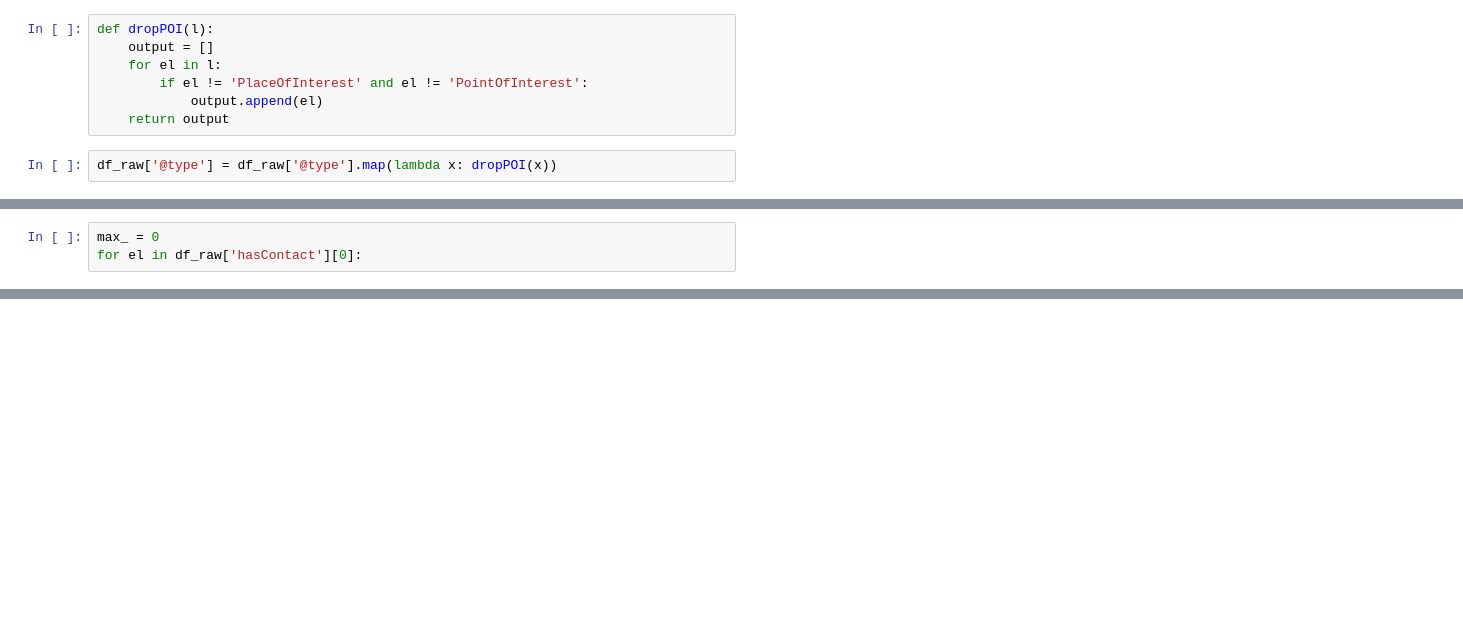
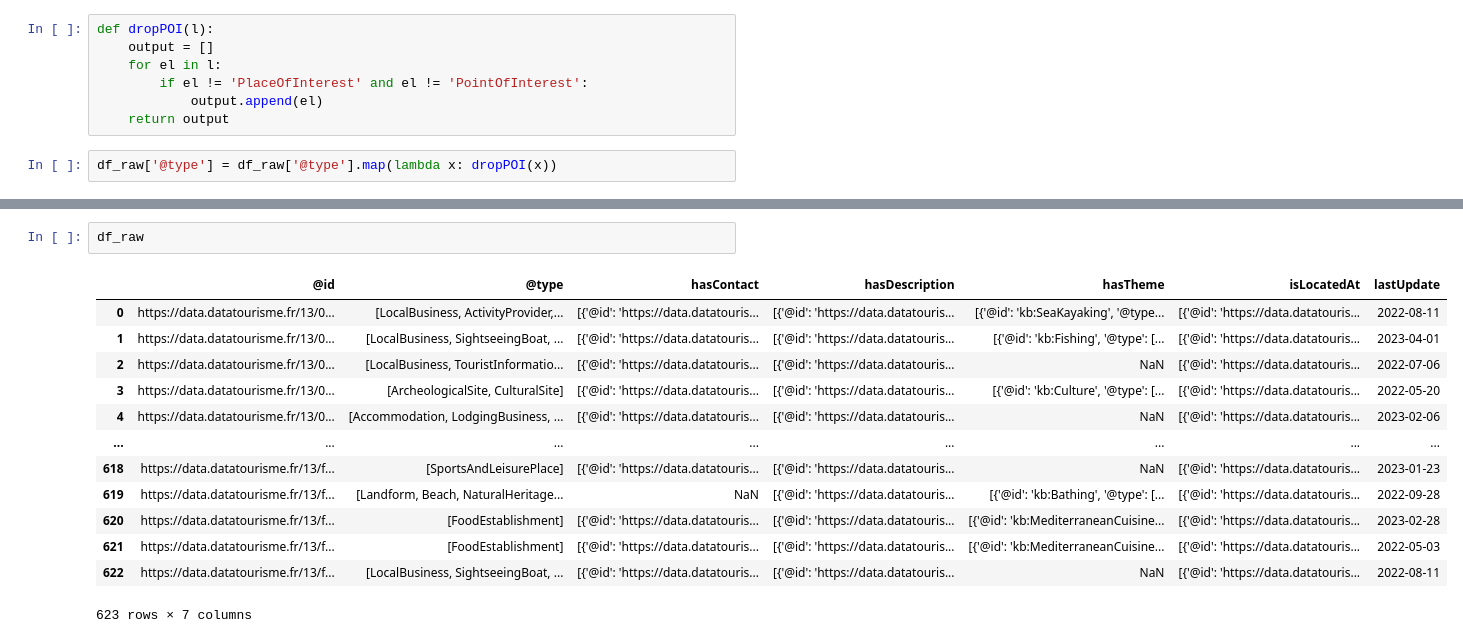
Before and after one commit to ThomasFavrel/ItineraireDeVoyage, a Jupyter notebook: Notebboks/Exploration.ipynb, the cells around one changed output, grey strips where cells are left out. Drawn from its saved outputs; the diff is of its cells as text; blank space fills up the shorter version.

```diff
--- a/Notebboks/Exploration.ipynb
+++ b/Notebboks/Exploration.ipynb
@@ -380,3 +264,0 @@ df_raw['hasContact'][0][0]
-# %%
-max_ = 0
-for el in df_raw['hasContact'][0]:
@@ -382,0 +636,16 @@ for el in df_raw['hasContact'][0]:
+# %%
+df_raw
+# %% [output]
+|  | @id | @type | hasContact | hasDescription | hasTheme | isLocatedAt | lastUpdate |
+| 0 | https://data.datatourisme.fr/13/0... | [LocalBusiness, ActivityProvider,... | [{'@id': 'https://data.datatouris... | [{'@id': 'https://data.datatouris... | [{'@id': 'kb:SeaKayaking', '@type... | [{'@id': 'https://data.datatouris... | 2022-08-11 |
+| 1 | https://data.datatourisme.fr/13/0... | [LocalBusiness, SightseeingBoat, ... | [{'@id': 'https://data.datatouris... | [{'@id': 'https://data.datatouris... | [{'@id': 'kb:Fishing', '@type': [... | [{'@id': 'https://data.datatouris... | 2023-04-01 |
+| 2 | https://data.datatourisme.fr/13/0... | [LocalBusiness, TouristInformatio... | [{'@id': 'https://data.datatouris... | [{'@id': 'https://data.datatouris... | NaN | [{'@id': 'https://data.datatouris... | 2022-07-06 |
+| 3 | https://data.datatourisme.fr/13/0... | [ArcheologicalSite, CulturalSite] | [{'@id': 'https://data.datatouris... | [{'@id': 'https://data.datatouris... | [{'@id': 'kb:Culture', '@type': [... | [{'@id': 'https://data.datatouris... | 2022-05-20 |
+| 4 | https://data.datatourisme.fr/13/0... | [Accommodation, LodgingBusiness, ... | [{'@id': 'https://data.datatouris... | [{'@id': 'https://data.datatouris... | NaN | [{'@id': 'https://data.datatouris... | 2023-02-06 |
+| ... | ... | ... | ... | ... | ... | ... | ... |
+| 618 | https://data.datatourisme.fr/13/f... | [SportsAndLeisurePlace] | [{'@id': 'https://data.datatouris... | [{'@id': 'https://data.datatouris... | NaN | [{'@id': 'https://data.datatouris... | 2023-01-23 |
+| 619 | https://data.datatourisme.fr/13/f... | [Landform, Beach, NaturalHeritage... | NaN | [{'@id': 'https://data.datatouris... | [{'@id': 'kb:Bathing', '@type': [... | [{'@id': 'https://data.datatouris... | 2022-09-28 |
+| 620 | https://data.datatourisme.fr/13/f... | [FoodEstablishment] | [{'@id': 'https://data.datatouris... | [{'@id': 'https://data.datatouris... | [{'@id': 'kb:MediterraneanCuisine... | [{'@id': 'https://data.datatouris... | 2023-02-28 |
+| 621 | https://data.datatourisme.fr/13/f... | [FoodEstablishment] | [{'@id': 'https://data.datatouris... | [{'@id': 'https://data.datatouris... | [{'@id': 'kb:MediterraneanCuisine... | [{'@id': 'https://data.datatouris... | 2022-05-03 |
+| 622 | https://data.datatourisme.fr/13/f... | [LocalBusiness, SightseeingBoat, ... | [{'@id': 'https://data.datatouris... | [{'@id': 'https://data.datatouris... | NaN | [{'@id': 'https://data.datatouris... | 2022-08-11 |
+623 rows × 7 columns
```
Also changed, not shown: parts of 59 cells of this notebook.
